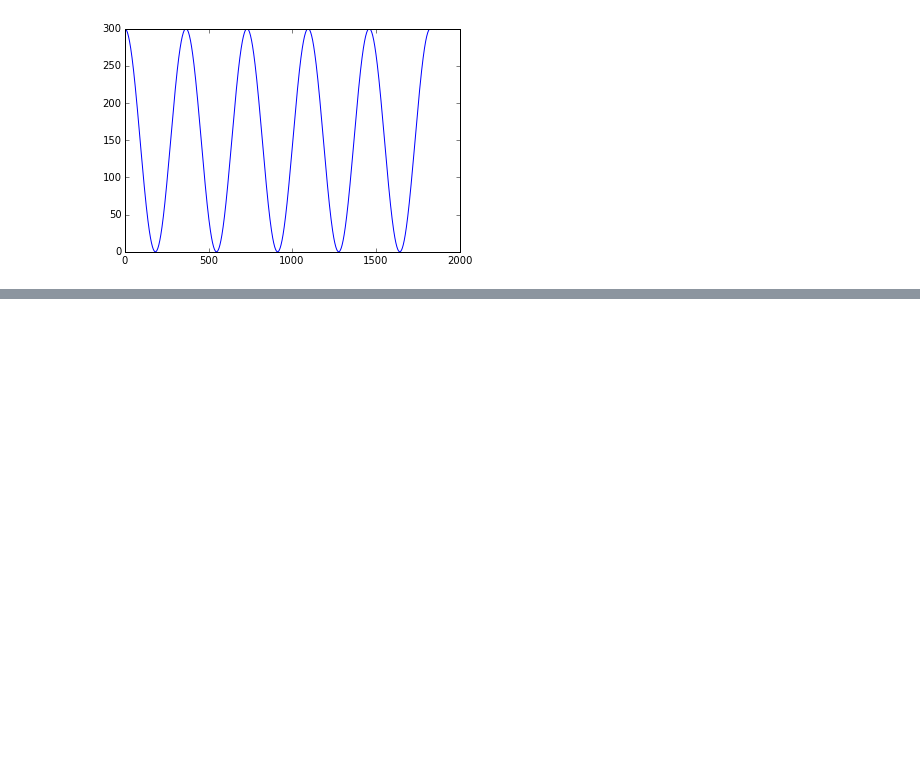
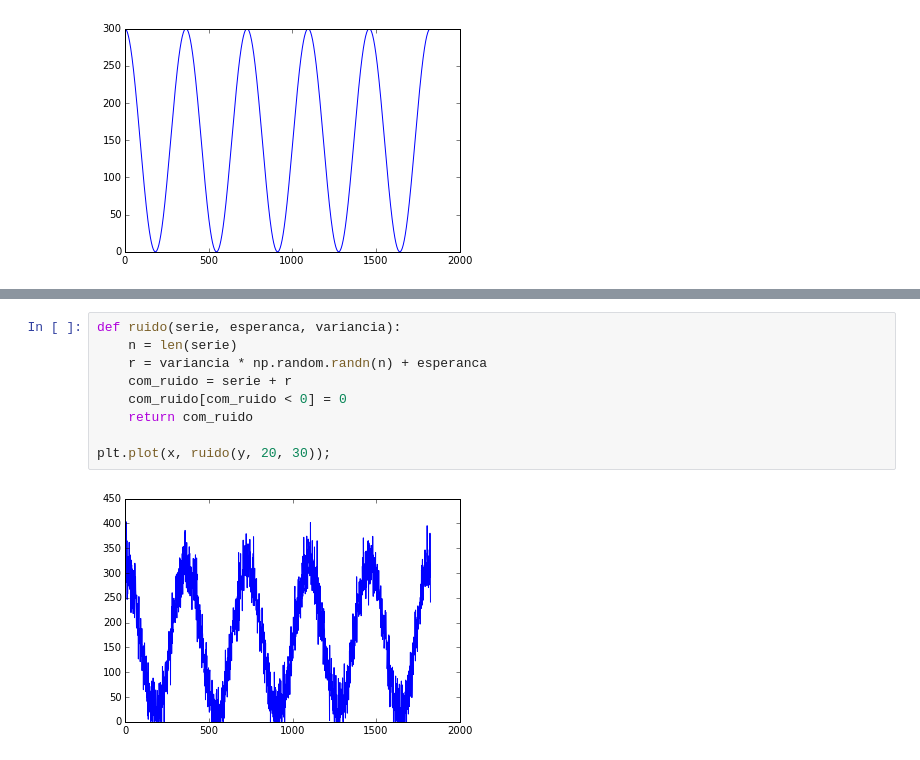
Before and after one commit to GabrielTrev/ufscar-ammd-2016-2, a Jupyter notebook: src/series-temporais/chuva.ipynb, the cells around one changed output, grey strips where cells are left out. Cells and saved outputs as stored; diff of their text form; blank space fills up the shorter version.

```diff
--- a/src/series-temporais/chuva.ipynb
+++ b/src/series-temporais/chuva.ipynb
@@ -32,0 +37,11 @@ plt.plot(x, y);
+# %%
+def ruido(serie, esperanca, variancia):
+    n = len(serie)
+    r = variancia * np.random.randn(n) + esperanca
+    com_ruido = serie + r
+    com_ruido[com_ruido < 0] = 0
+    return com_ruido
+
+plt.plot(x, ruido(y, 20, 30));
+# %% [output]
+[figure, added]
```
Also changed, not shown: parts of 1 cell of this notebook.
